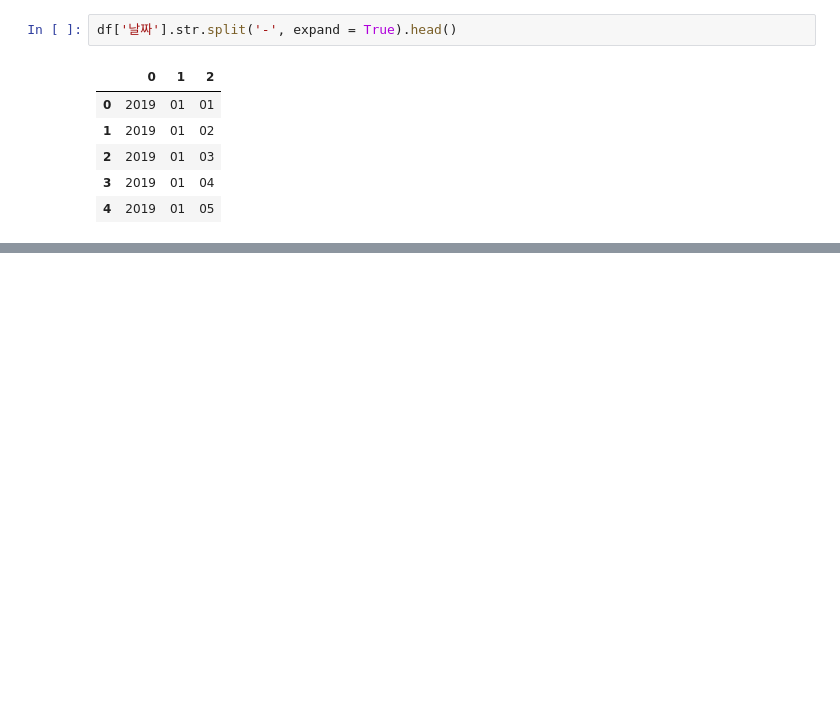
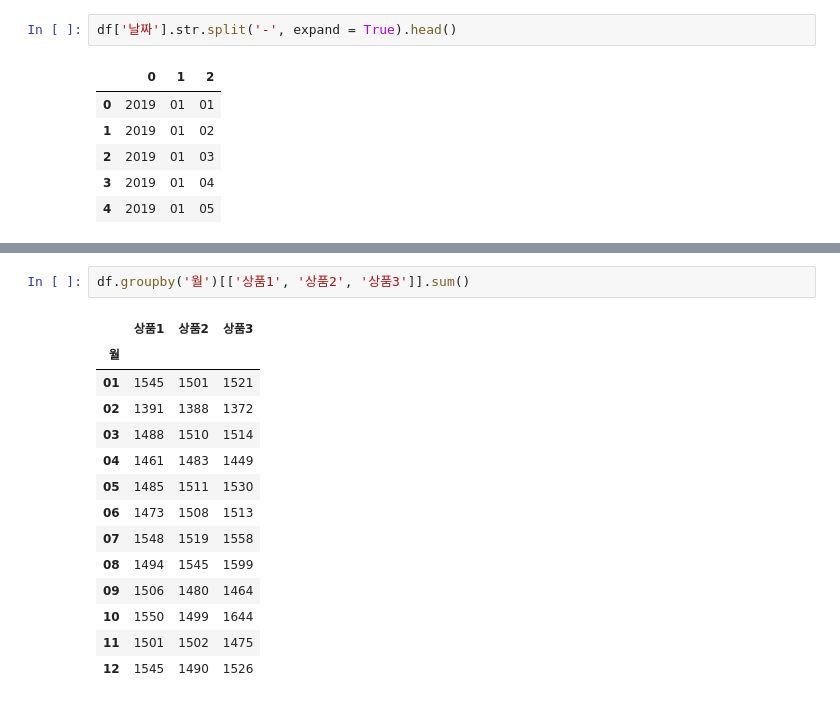
Before and after one commit to Huni0318/preprocessing, a Jupyter notebook: 07. 연습/practice1.ipynb, the cells around one changed output, grey strips where cells are left out. Cells and saved outputs as stored; diff of their text form; blank space fills up the shorter version.

```diff
--- a/07. 연습/practice1.ipynb
+++ b/07. 연습/practice1.ipynb
@@ -415,0 +427,17 @@ df['날짜'].str.split('-', expand = True).head()
+# %%
+df.groupby('월')[['상품1', '상품2', '상품3']].sum()
+# %% [output]
+|  | 상품1 | 상품2 | 상품3 |
+| 월 |  |  |  |
+| 01 | 1545 | 1501 | 1521 |
+| 02 | 1391 | 1388 | 1372 |
+| 03 | 1488 | 1510 | 1514 |
+| 04 | 1461 | 1483 | 1449 |
+| 05 | 1485 | 1511 | 1530 |
+| 06 | 1473 | 1508 | 1513 |
+| 07 | 1548 | 1519 | 1558 |
+| 08 | 1494 | 1545 | 1599 |
+| 09 | 1506 | 1480 | 1464 |
+| 10 | 1550 | 1499 | 1644 |
+| 11 | 1501 | 1502 | 1475 |
+| 12 | 1545 | 1490 | 1526 |
```
Also changed, not shown: parts of 3 cells of this notebook.
